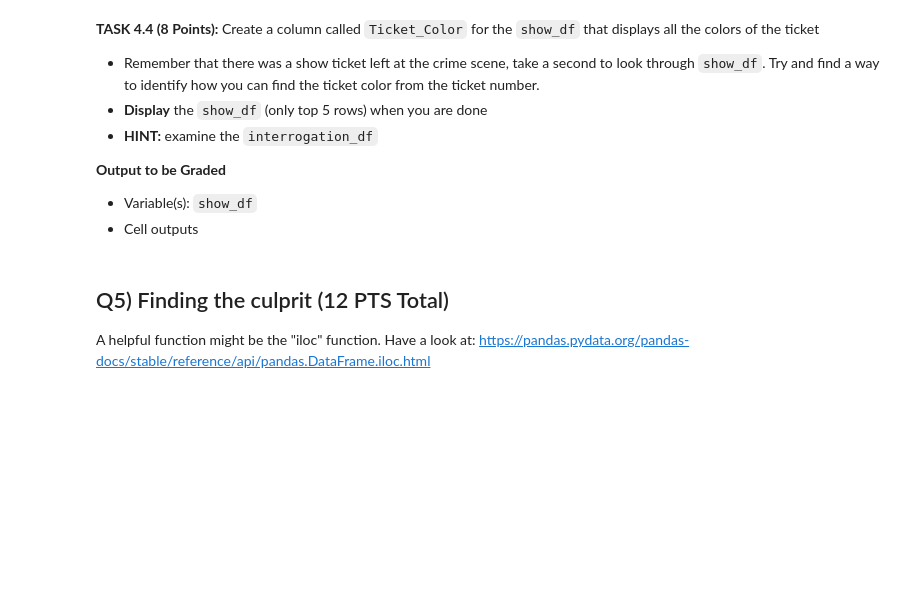
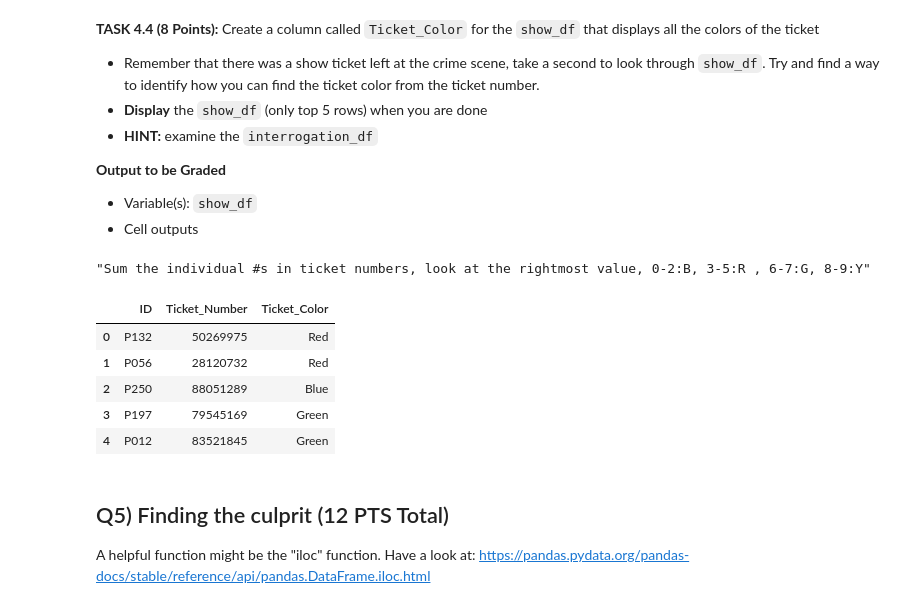
Before and after one commit to lukeadjei/CMSC320_HW1_sec0201_Git, a Jupyter notebook: HW3 - Data Exploration/CMSC320_HW3_Fall2026.ipynb, the cells around one changed output. Cells and saved outputs as stored; diff of their text form; code cells hidden in the pictures; blank space fills up the shorter version.

```diff
--- a/HW3 - Data Exploration/CMSC320_HW3_Fall2026.ipynb
+++ b/HW3 - Data Exploration/CMSC320_HW3_Fall2026.ipynb
@@ -463,0 +479,16 @@ Find what **Alan Turing** has to say:
+# %%
+# Write your code here
+encoded_message = interrogation_df[interrogation_df["Name"] == "Alan Turing"]["Statement"].iloc[0].replace('"', '')
+encoded_message
+
+word_codes = encoded_message.split("  ")
+decoded_message = ""
+for i in range(len(word_codes)):
+    word = word_codes[i].split(" ")
+    foundWord = ""
+    for j in word:
+        foundWord += string.ascii_lowercase[int(j) - 1]
+    decoded_message += foundWord + " "
+decoded_message = decoded_message.strip()
+print(f'{{"Encoded Message:", {encoded_message}}}')
+print(f'{{"Decoded Message:", {decoded_message}}}')
@@ -471,3 +505,5 @@ Find what **Alan Turing** has to say:
 - Cell outputs
 # %%
 # Write your code here
+interrogation_df["Statement"] = interrogation_df["Statement"].str.replace("[%@$^]", "", regex=True)
+interrogation_df.head()
@@ -487,3 +528,36 @@ Find what **Alan Turing** has to say:
+# %%
+# Write your code here
+
+interrogation_df[interrogation_df["Statement"].str.contains("ticket", case=False)]
+print(interrogation_df[interrogation_df["Name"] == "Monkey D Luffy"]["Statement"].iloc[0])
+
+def getColor(num):
+    stringNum = str(num)
+    total = 0
+    for i in stringNum:
+        total += int(i)
+    identifier = total % 10
+
+    if 0 <= identifier <= 2:
+        return "Blue"
+    elif 3 <= identifier <= 5:
+        return "Red"
+    elif 6 <= identifier <= 7:
+        return "Green"
+    elif 8 <= identifier <= 9:
+        return "Yellow"
+
+show_df["Ticket_Color"] = show_df["Ticket_Number"].apply(getColor)
+
+show_df.head()
+# %% [output]
+"Sum the individual #s in ticket numbers, look at the rightmost value, 0-2:B, 3-5:R , 6-7:G, 8-9:Y"
+|  | ID | Ticket_Number | Ticket_Color |
+| 0 | P132 | 50269975 | Red |
+| 1 | P056 | 28120732 | Red |
+| 2 | P250 | 88051289 | Blue |
+| 3 | P197 | 79545169 | Green |
+| 4 | P012 | 83521845 | Green |
 # %% [markdown]
 ## Q5) Finding the culprit (12 PTS Total)
 
```
Also changed, not shown: parts of 9 cells of this notebook.
